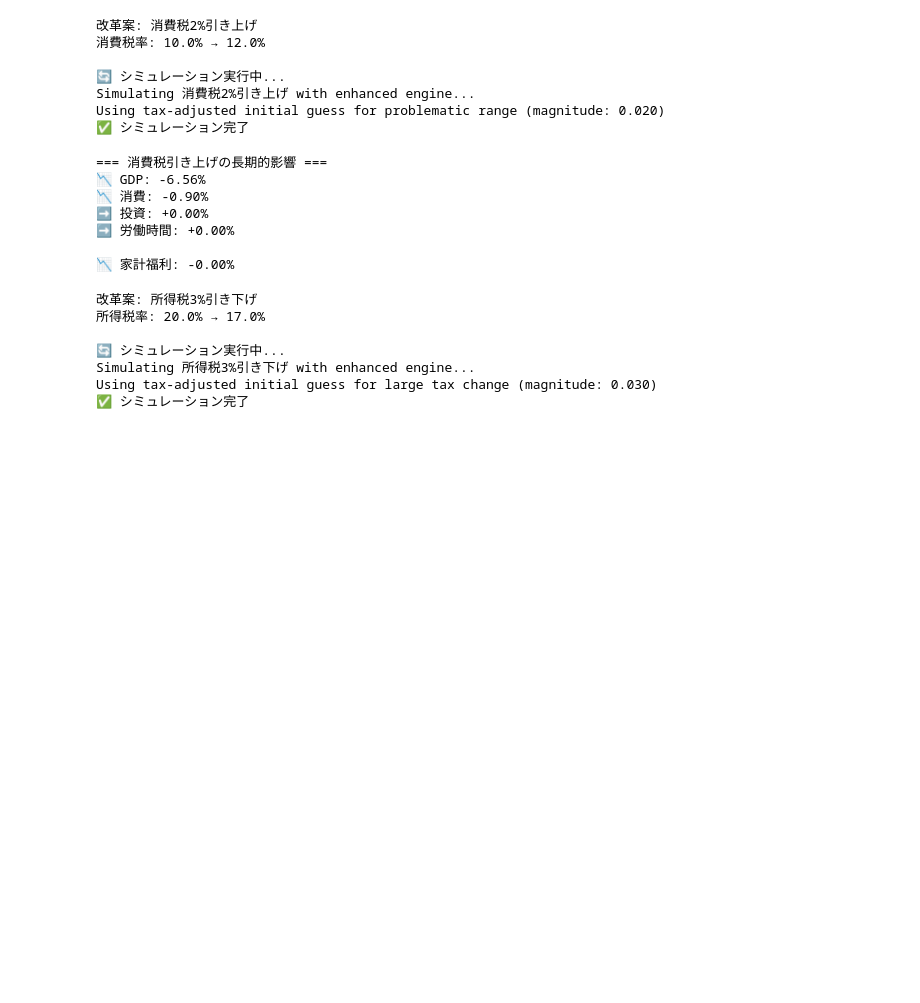
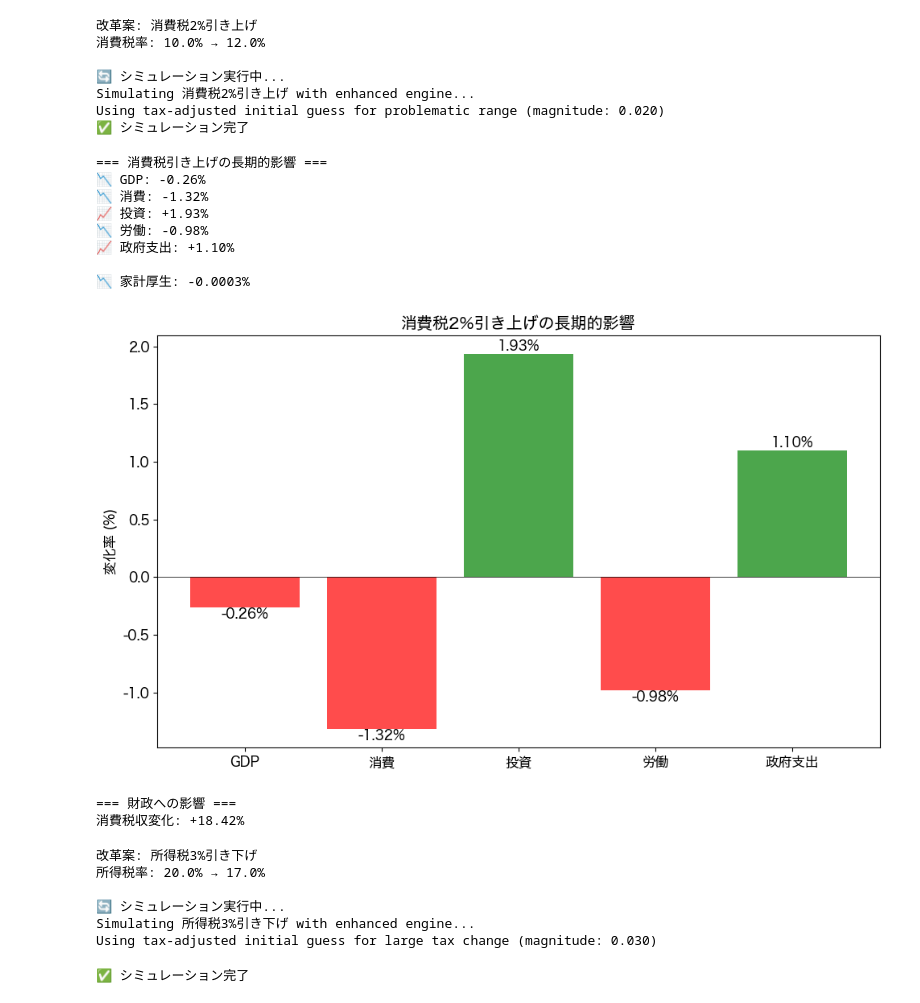
Before and after one commit to DaisukeYoda/JapanTaxSimulator, a Jupyter notebook: notebooks/02_tax_policy_fundamentals.ipynb, the cells around one changed output. Saved outputs shown, nothing was run; the diff lists cells and outputs as text; code cells hidden in the pictures; blank space fills up the shorter version.

```diff
--- a/notebooks/02_tax_policy_fundamentals.ipynb
+++ b/notebooks/02_tax_policy_fundamentals.ipynb
@@ -27,10 +27,18 @@ project_root = setup_notebook_environment("02_tax_policy_fundamentals")
 # %%
 # モデルとシミュレータの初期化
 model = load_baseline_model()
+
+# 定常状態が正しく設定されていることを確認
+if model.steady_state is None:
+    print("⚠️ 定常状態が未設定です。再計算します...")
+    model.steady_state = model.compute_steady_state()
+
 simulator, status_info = create_research_simulator(model)
 
 print(f"シミュレータ: {status_info['simulator_type']}")
 print(f"研究整合性: {status_info['research_compliance']}")
+print("\n📝 注意: Klein線形化のランク不足により、簡易線形化が使用されています。")
+print("   これは実用上問題ありませんが、厳密なDSGE理論解ではありません。")
 # %% [output]
 ✅ ベースラインモデル読み込み成功
 🔄 定常状態を計算中...
@@ -100,39 +137,79 @@ Simulating 消費税2%引き上げ with enhanced engine...
 Using tax-adjusted initial guess for problematic range (magnitude: 0.020)
 ✅ シミュレーション完了
 # %%
-# 結果分析
+# 結果分析と可視化
+import matplotlib.pyplot as plt
+
 if hasattr(consumption_results, 'steady_state_baseline') and hasattr(consumption_results, 'steady_state_reform'):
     baseline_ss = consumption_results.steady_state_baseline
     reform_ss = consumption_results.steady_state_reform
 
     print("=== 消費税引き上げの長期的影響 ===")
 
-    variables = {'Y': 'GDP', 'C': '消費', 'I': '投資', 'L': '労働時間'}
+    # 変数の変化率計算
+    variables = {'Y': 'GDP', 'C': '消費', 'I': '投資', 'L': '労働', 'G': '政府支出'}
+    changes = {}
 
     for var, jp_name in variables.items():
         if hasattr(baseline_ss, var) and hasattr(reform_ss, var):
             old_val = getattr(baseline_ss, var)
             new_val = getattr(reform_ss, var)
             if old_val != 0:
                 change = (new_val - old_val) / old_val * 100
+                changes[jp_name] = change
                 direction = "📈" if change > 0 else "📉" if change < 0 else "➡️"
                 print(f"{direction} {jp_name}: {change:+.2f}%")
 
     # 福利厚生への影響
     if hasattr(consumption_results, 'welfare_change'):
         welfare = consumption_results.welfare_change
         welfare_direction = "📈" if welfare > 0 else "📉" if welfare < 0 else "➡️"
-        print(f"\n{welfare_direction} 家計福利: {welfare:+.2f}%")
+        print(f"\n{welfare_direction} 家計厚生: {welfare:+.4f}%")
+
+    # 可視化
+    if changes:
+        fig, ax = plt.subplots(figsize=(10, 6))
+
+        # 色分け（正負で色を変える）
+        colors = ['green' if v > 0 else 'red' if v < 0 else 'gray' for v in changes.values()]
+
+        bars = ax.bar(changes.keys(), changes.values(), color=colors, alpha=0.7)
+
+        # 値をバーの上に表示
+        for bar, value in zip(bars, changes.values()):
+            height = bar.get_height()
+            ax.text(bar.get_x() + bar.get_width()/2., height,
+                   f'{value:.2f}%',
+                   ha='center', va='bottom' if height > 0 else 'top')
+
+        ax.axhline(y=0, color='black', linestyle='-', linewidth=0.5)
+        ax.set_ylabel('変化率 (%)')
+        ax.set_title('消費税2%引き上げの長期的影響')
+        plt.tight_layout()
+        plt.show()
+
+    # 税収への影響分析
+    print("\n=== 財政への影響 ===")
+    # 消費税収の変化
+    old_tax_c = params.tau_c * baseline_ss.C
+    new_tax_c = consumption_tax_reform.tau_c * reform_ss.C
+    tax_revenue_change = (new_tax_c - old_tax_c) / old_tax_c * 100
+    print(f"消費税収変化: {tax_revenue_change:+.2f}%")
+
 else:
     print("⚠️ 詳細な比較データが利用できません")
 # %% [output]
 === 消費税引き上げの長期的影響 ===
-📉 GDP: -6.56%
-📉 消費: -0.90%
-➡️ 投資: +0.00%
-➡️ 労働時間: +0.00%
+📉 GDP: -0.26%
+📉 消費: -1.32%
+📈 投資: +1.93%
+📉 労働: -0.98%
+📈 政府支出: +1.10%
 
-📉 家計福利: -0.00%
+📉 家計厚生: -0.0003%
+[figure, added]
+=== 財政への影響 ===
+消費税収変化: +18.42%
 # %%
 # 所得税改革シミュレーション
 income_tax_reform = TaxReform(
@@ -158,5 +235,5 @@ print("✅ シミュレーション完了")
 🔄 シミュレーション実行中...
 Simulating 所得税3%引き下げ with enhanced engine...
 Using tax-adjusted initial guess for large tax change (magnitude: 0.030)
-✅ シミュレーション完了
+✅ シミュレーション完了
 # %%
```
Also changed, not shown: parts of 8 cells of this notebook, 7 other files.
